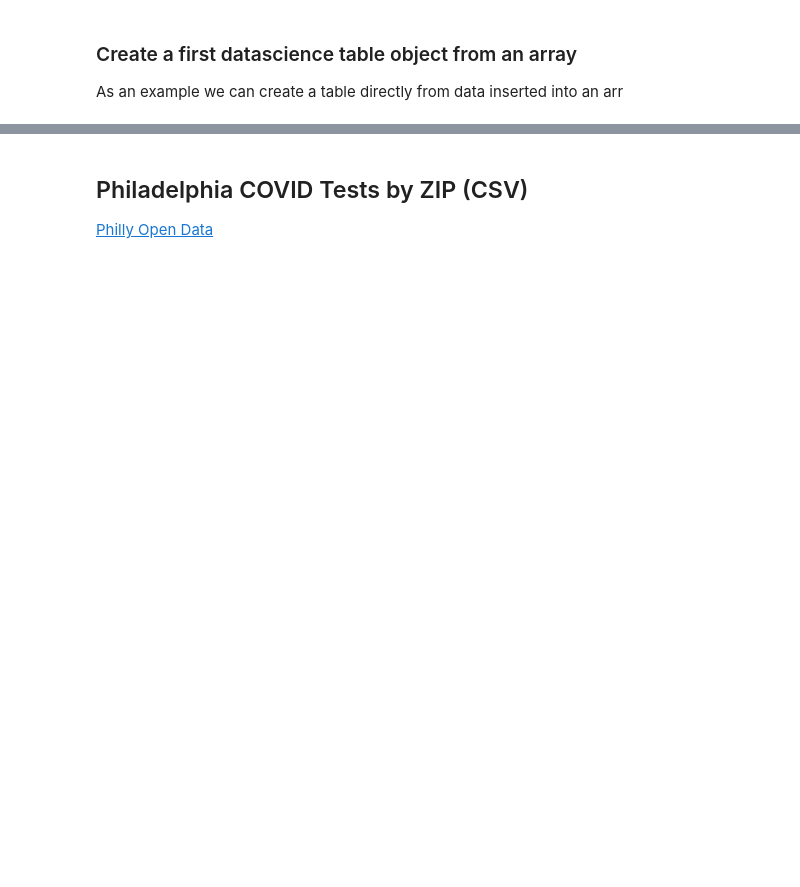
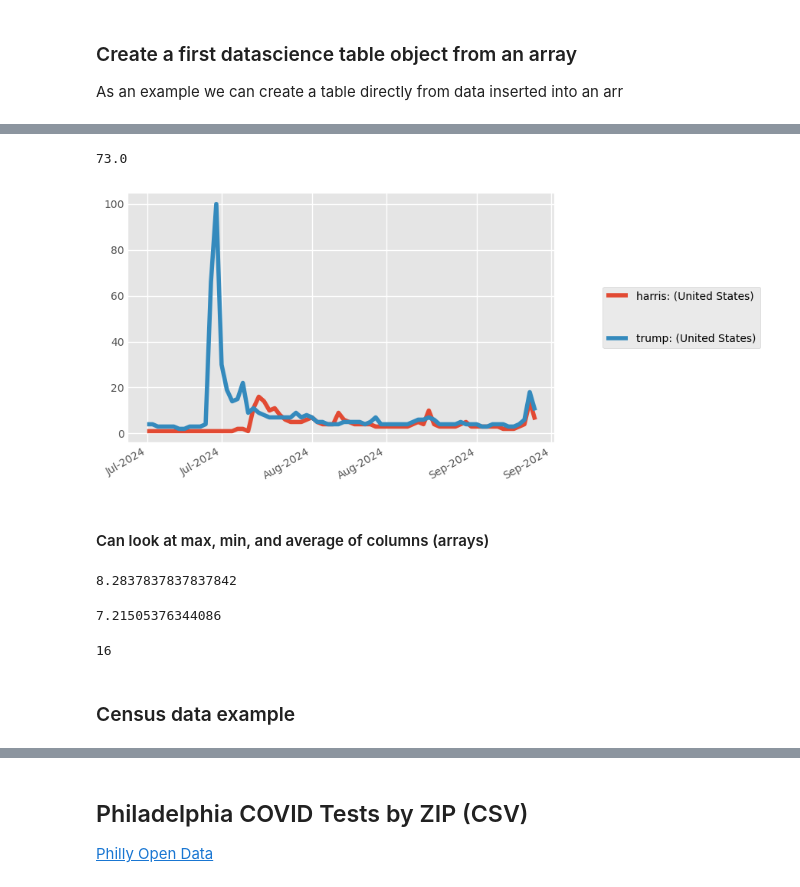
Before and after one commit to laserchemist/datascience, a Jupyter notebook: Fall 2024/Class_Examples/class006.ipynb, the cells around one changed output, grey strips where cells are left out. Cells and saved outputs as stored; diff of their text form; code cells hidden in the pictures; blank space fills up the shorter version.

```diff
--- a/Fall 2024/Class_Examples/class006.ipynb
+++ b/Fall 2024/Class_Examples/class006.ipynb
@@ -30,0 +90,5 @@ T
+# %%
+# Use the FilterTDate function from the EDS module.
+# The function expects you to provide a table name along with the start and end dates.
+# It will return a new table with only the rows in the date range you specified.
+debate_JUL_SEP = EDS.FilterTdate(debate, '7/01/2024', '10/31/2024')
@@ -31,3 +112,25 @@ T
+# %%
+EDS.ptrend(debate_JUL_SEP,"Day","harris: (United States)",fmtdate="%b-%Y")
+EDS.ptrend(debate_JUL_SEP,"Day","trump: (United States)",fmtdate="%b-%Y")
+# %% [output]
+73.0
+[figure, added]
+# %% [markdown]
+#### Can look at max, min, and average of columns (arrays)
+# %%
+np.mean(debate_JUL_SEP.column("trump: (United States)")) #average
+# %% [output]
+8.2837837837837842
+# %%
+np.mean(debate.column("trump: (United States)")) #average
+# %% [output]
+7.21505376344086
+# %%
+max(debate.column("harris: (United States)")) # maximum
+# %% [output]
+16
+# %% [markdown]
+### Census data example
 # %%
 data = 'http://www2.census.gov/programs-surveys/popest/datasets/2010-2020/national/asrh/nc-est2020-agesex-res.csv'
 
```
Also changed, not shown: parts of 19 cells of this notebook.
